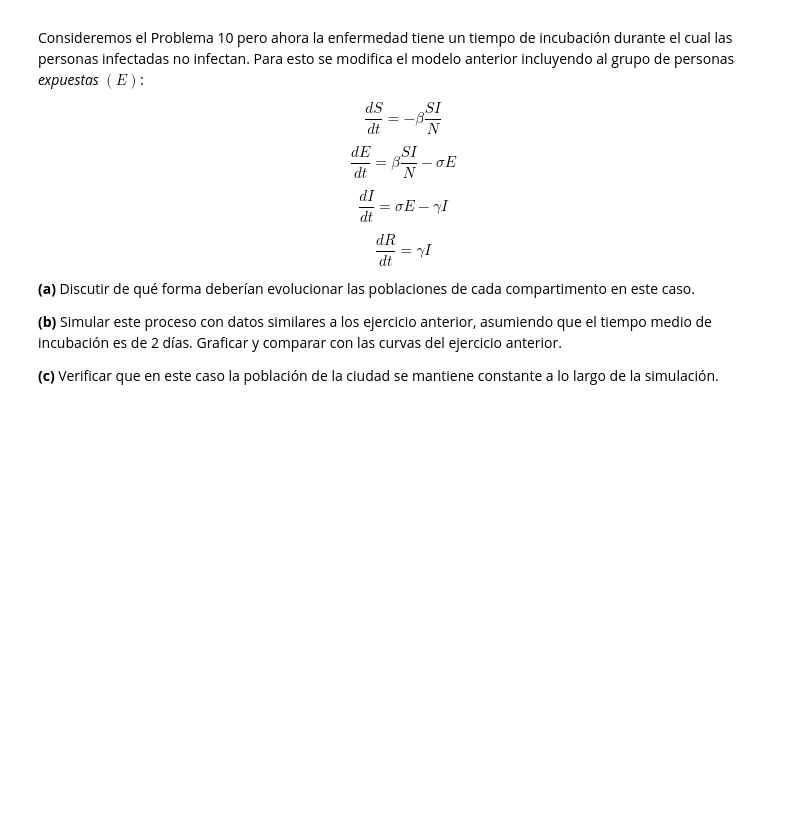
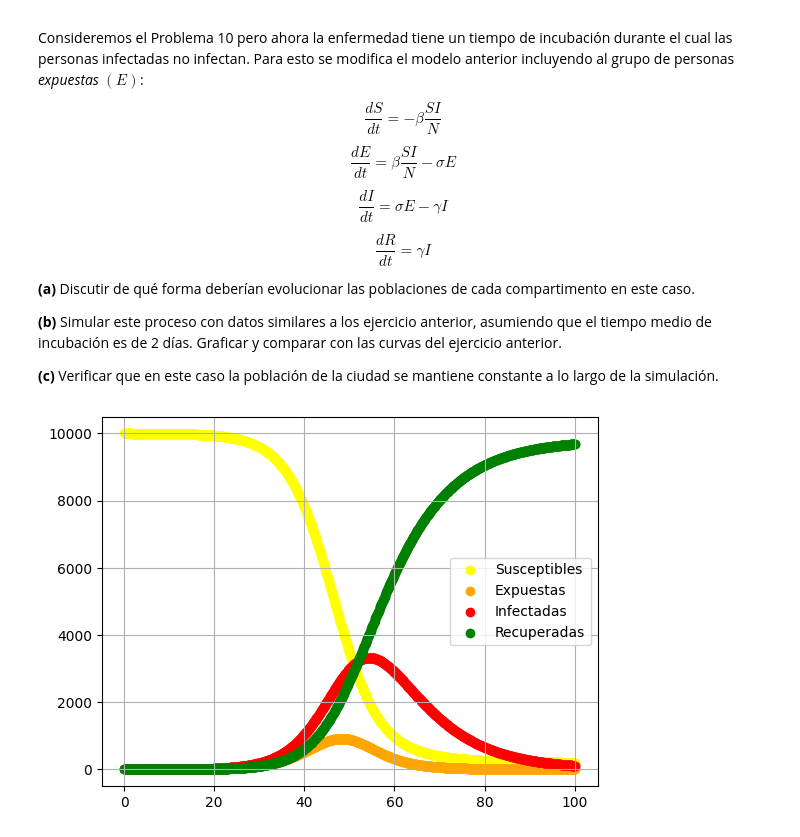
Before and after one commit to Dowhyj32/Modelado-Continuo, a Jupyter notebook: Modelos_de_EDOs/Labo/Ej_11.ipynb, the cells around one changed output. Saved outputs shown, nothing was run; the diff lists cells and outputs as text; code cells hidden in the pictures; blank space fills up the shorter version.

```diff
--- a/Modelos_de_EDOs/Labo/Ej_11.ipynb
+++ b/Modelos_de_EDOs/Labo/Ej_11.ipynb
@@ -36,7 +36,7 @@ $$
 # R(t): personas recuperadas
 
 def sistema(t, estado, beta, gamma, sigma, N):
-    s, e, i, r = estados
+    s, e, i, r = estado
     dSdt = -beta * (s*i)/N
     dEdt = beta * (s*i)/N - sigma * e
     dIdt = sigma * e - gamma * i
@@ -69,3 +69,16 @@ def euler(s0, e0, i0, r0, beta, gamma, sigma, N, t0, tf, h):
         r_valores.append(r)
 
     return np.array(t_valores), np.array(s_valores), np.array(e_valores), np.array(i_valores), np.array(r_valores)
+# %%
+tiempos, susceptibles, expuestas, infectadas, recuperadas = euler(9999, 0, 1, 0, 0.4, 0.1, 0.5, 10000, 0, 100, 0.1)
+
+plt.scatter(tiempos, susceptibles, label='Susceptibles', color='yellow')
+plt.scatter(tiempos, expuestas, label='Expuestas', color='orange')
+plt.scatter(tiempos, infectadas, label='Infectadas', color='red')
+plt.scatter(tiempos, recuperadas, label='Recuperadas', color='green')
+
+plt.legend()
+plt.grid(True)
+plt.show()
+# %% [output]
+[figure, added]
```
